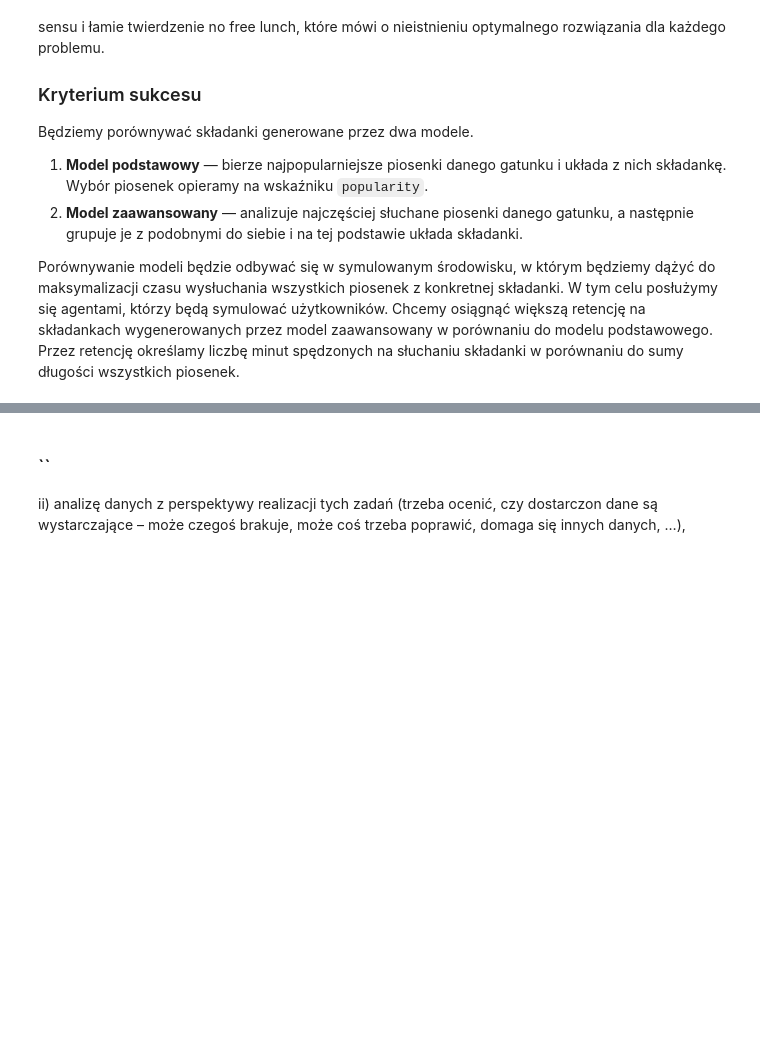
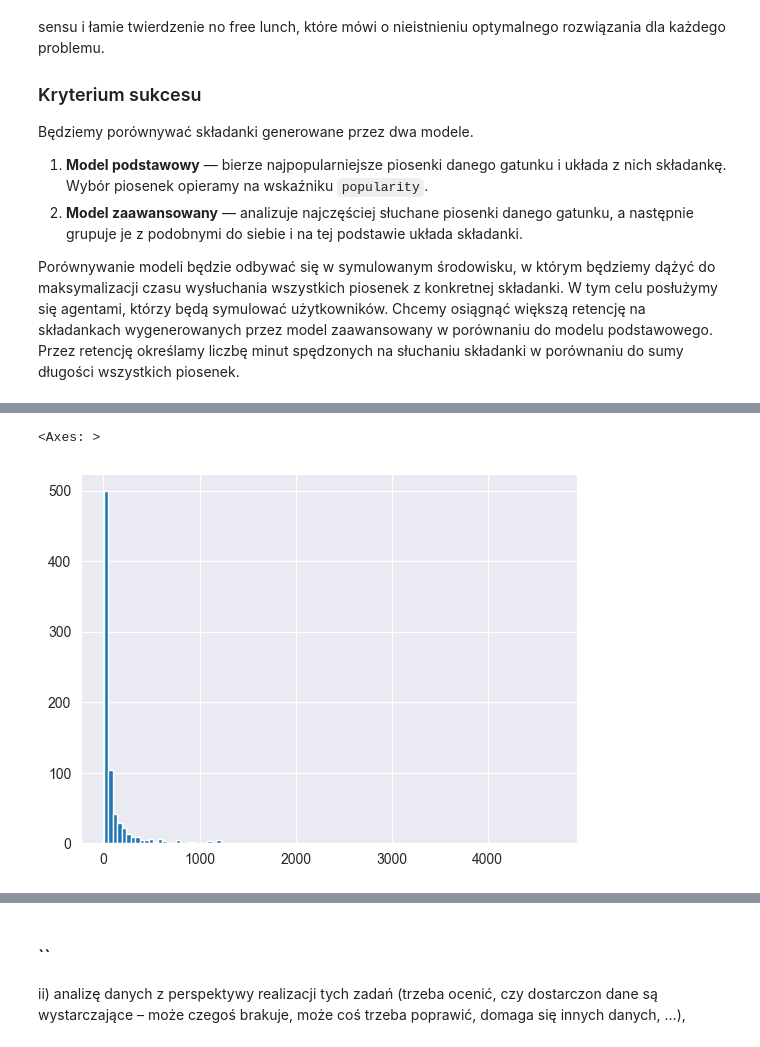
Before and after one commit to Percival33/Machine-Learning-Engineering, a Jupyter notebook: reports/stage1.ipynb, the cells around one changed output, grey strips where cells are left out. Saved outputs shown, nothing was run; the diff lists cells and outputs as text; code cells hidden in the pictures; blank space fills up the shorter version.

Commit message:
docs: add data analysis

```diff
--- a/reports/stage1.ipynb
+++ b/reports/stage1.ipynb
@@ -36,5 +36,17 @@ Zbiór danych zawiera następujące pliki:
 
 Struktura danych i powiązań między sobą można zobaczyć na poniższym diagramie
 ![Obraz](./figures/db-diagram.png)
+# %%
+import numpy as np
+import pandas as pd
+import scipy.stats as stats
+import matplotlib.pyplot as plt
+import seaborn as sns
+
+tracks_df = pd.read_json('./../data/raw/05_02_v2/tracks.jsonl', lines=True)
+users_df = pd.read_json('./../data/raw/05_02_v2/users.jsonl', lines=True)
+session_df = pd.read_json('./../data/raw/05_02_v2/sessions.jsonl', lines=True)
+artists_df = pd.read_json('./../data/raw/05_02_v2/artists.jsonl', lines=True)
+tracks_storage_df = pd.read_json('./../data/raw/05_02_v1/track_storage.jsonl', lines=True)
 # %% [markdown]
 ### `artists.jsonl`
@@ -47,0 +86,7 @@ Jak widać dane nie zawierają brakujących wartości
+# %%
+tracks_genre_df = tracks_df.merge(artists_df[['id', 'genres']], left_on='id_artist', right_on='id', how='inner')
+exploded_genres = tracks_genre_df[['id_x', 'genres']].explode('genres').reset_index()
+exploded_genres = exploded_genres.rename(columns={"id_x": "track_id", "genres": "genre"})
+total_genre_counts = exploded_genres['genre'].value_counts().reset_index(name='count')
+total_genre_counts.columns = ['genre', 'track count']
+exploded_genres['genre'].value_counts().describe(), total_genre_counts[total_genre_counts['track count'] >= 500].shape
@@ -47,0 +104,5 @@ Jak widać dane nie zawierają brakujących wartości
+# %%
+total_genre_counts['track count'].hist(bins=100)
+# %% [output]
+<Axes: >
+[figure, added]
```
Also changed, not shown: parts of 28 cells of this notebook.
